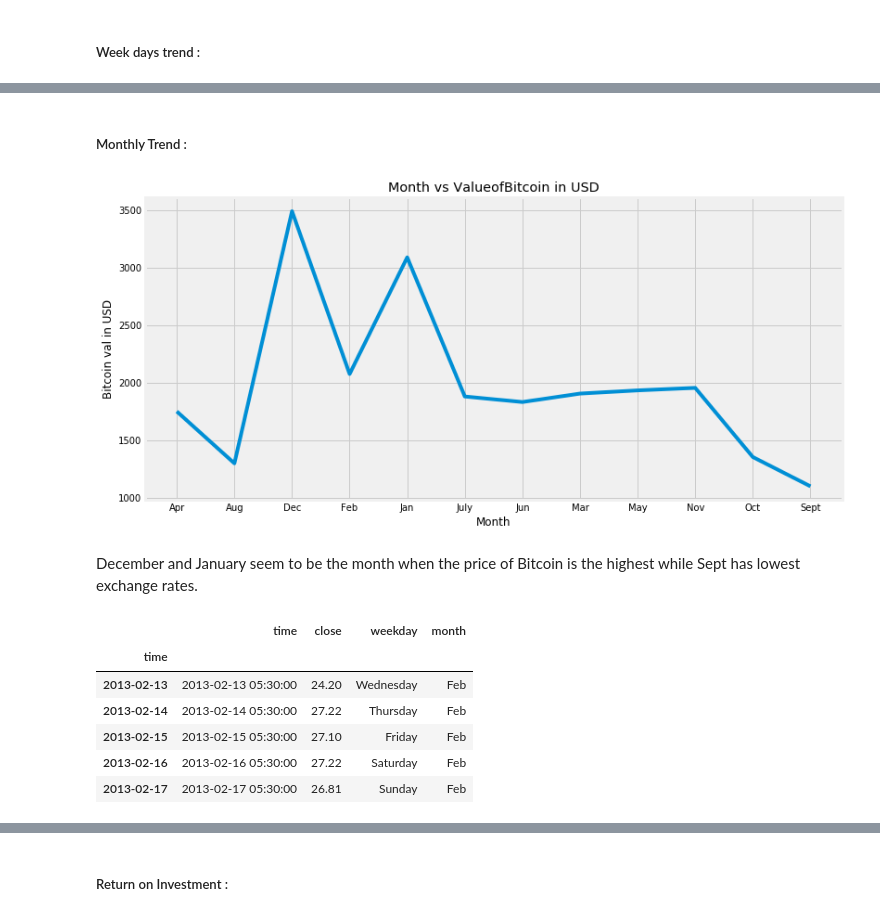
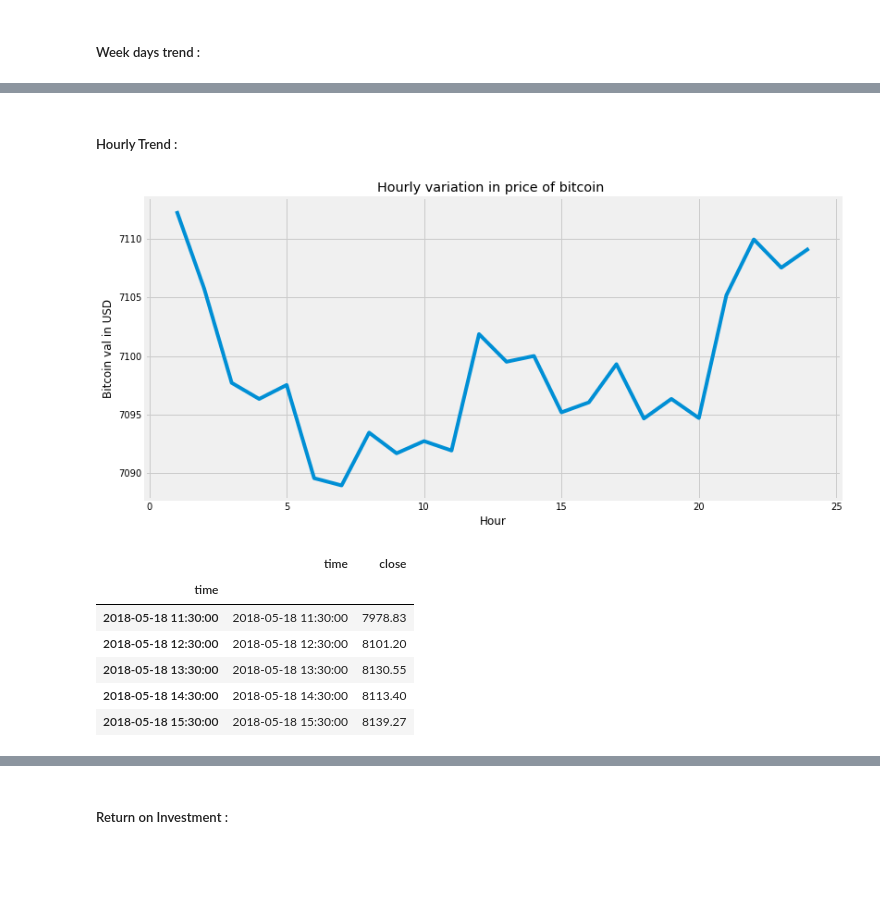
Before and after one commit to Prakhar-FF13/Bitcoin-Prediction, a Jupyter notebook: Bitcoin Price Prediction.ipynb, the cells around one changed output, grey strips where cells are left out. Saved outputs shown, nothing was run; the diff lists cells and outputs as text; code cells hidden in the pictures; blank space fills up the shorter version.

```diff
--- a/Bitcoin Price Prediction.ipynb
+++ b/Bitcoin Price Prediction.ipynb
@@ -44,7 +45,7 @@ plt.style.use('fivethirtyeight')
 # %% [markdown]
 ## Getting the dataset using the API :
 # %%
-json_data = requests.post("https://min-api.cryptocompare.com/data/histoday?fsym=BTC&tsym=USD&limit=2000").json()
+json_data = requests.post("https://min-api.cryptocompare.com/data/histohour?fsym=BTC&tsym=USD&limit=2000").json()
 # %%
 data = pd.DataFrame(json_data['Data'])
 data.tail()
@@ -187,5 +183,0 @@ Bitcoin prices are usually highest on monday and lowest on wednesdays but the di
-# %%
-month = ["" ,'Jan', 'Feb', 'Mar', 'Apr', 'May', 'Jun', 'July', 'Aug', 'Sept', 'Oct', 'Nov', 'Dec']
-df['month'] = df['time'].dt.month
-df['month'] = df['month'].apply(lambda x: month[x])
-df.head()
@@ -208,0 +184,5 @@ See the caveats in the documentation: http://pandas.pydata.org/pandas-docs/stabl
+# %%
+hr = [x for x in range(1,25)]
+df['hour'] = df['time'].dt.hour
+df['hour'] = df['hour'].apply(lambda x: hr[x])
+df.head()
@@ -209,29 +206,29 @@ See the caveats in the documentation: http://pandas.pydata.org/pandas-docs/stabl
 # %%
-df2 = pd.DataFrame(df.groupby(['month'])['close'].mean())
+df2 = pd.DataFrame(df.groupby(['hour'])['close'].mean())
 # %% [markdown]
-##### Monthly Trend :
+##### Hourly Trend :
 # %%
 plt.figure(figsize=(12,6))
-plt.title("Month vs ValueofBitcoin in USD")
-plt.xlabel("Month")
+plt.title("Hourly variation in price of bitcoin ")
+plt.xlabel("Hour")
 plt.ylabel("Bitcoin val in USD")
 plt.plot(df2.index, df2.values)
 plt.show()
 # %% [output]
-[figure, old version]
+[figure, new version]
-# %% [markdown]
-December and January seem to be the month when the price of Bitcoin is the highest while Sept has lowest exchange rates.
 # %%
-df.index = df['time'].dt.strftime("%Y-%m-%d")
+df = data[['time', 'close']]
+df.index = df['time'].dt.strftime("%Y-%m-%d-%H:%M:%S")
+df.index = pd.to_datetime(df.index)
 df.head()
 # %% [output]
-|  | time | close | weekday | month |
-| time |  |  |  |  |
-| 2013-02-13 | 2013-02-13 05:30:00 | 24.20 | Wednesday | Feb |
-| 2013-02-14 | 2013-02-14 05:30:00 | 27.22 | Thursday | Feb |
-| 2013-02-15 | 2013-02-15 05:30:00 | 27.10 | Friday | Feb |
-| 2013-02-16 | 2013-02-16 05:30:00 | 27.22 | Saturday | Feb |
-| 2013-02-17 | 2013-02-17 05:30:00 | 26.81 | Sunday | Feb |
+|  | time | close |
+| time |  |  |
+| 2018-05-18 11:30:00 | 2018-05-18 11:30:00 | 7978.83 |
+| 2018-05-18 12:30:00 | 2018-05-18 12:30:00 | 8101.20 |
+| 2018-05-18 13:30:00 | 2018-05-18 13:30:00 | 8130.55 |
+| 2018-05-18 14:30:00 | 2018-05-18 14:30:00 | 8113.40 |
+| 2018-05-18 15:30:00 | 2018-05-18 15:30:00 | 8139.27 |
 # %%
 df = df['close']
 df.head()
```
Also changed, not shown: parts of 19 cells of this notebook.
